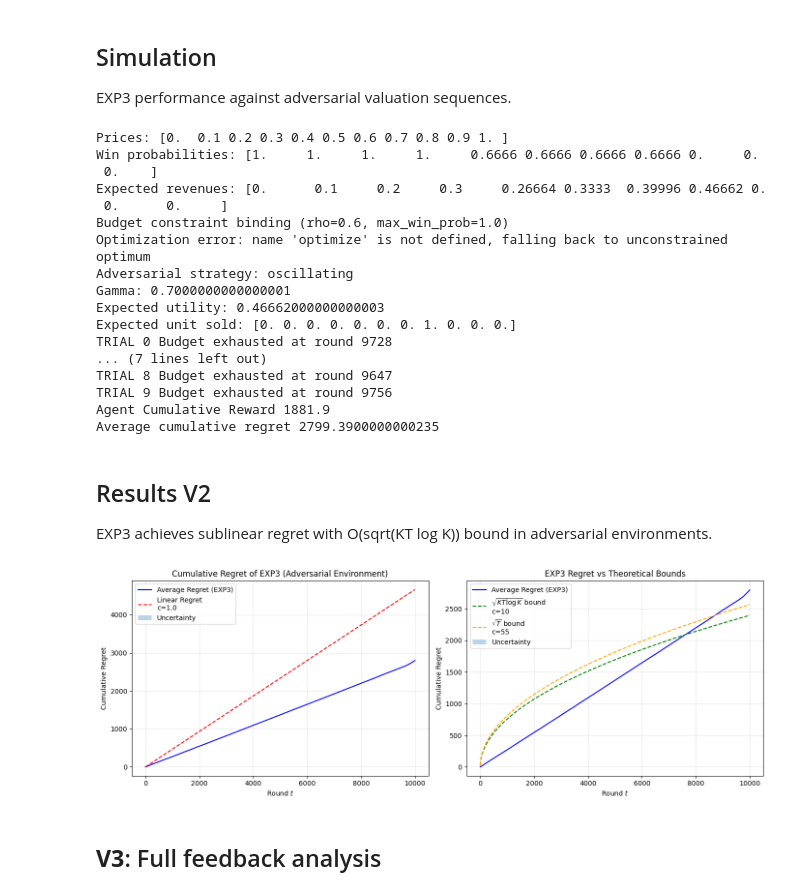
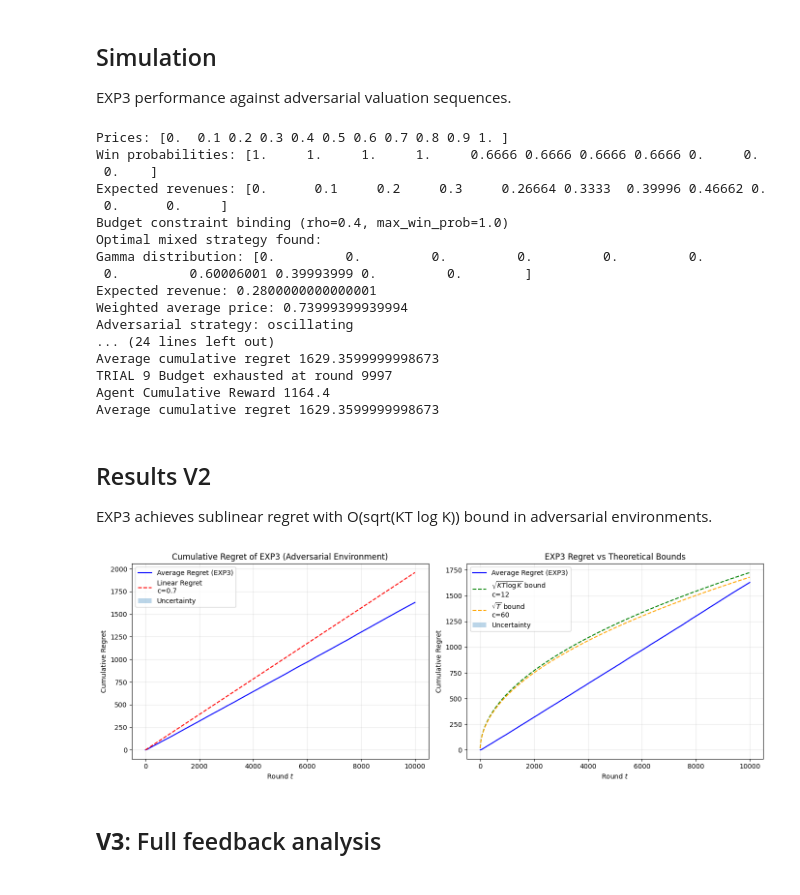
Before and after one commit to matteopasqual02/OLA-2025-project, a Jupyter notebook: R3_Best-of-both-worlds_with_single_product.ipynb, the cells around one changed output. Saved outputs shown, nothing was run; the diff lists cells and outputs as text; code cells hidden in the pictures.

```diff
--- a/R3_Best-of-both-worlds_with_single_product.ipynb
+++ b/R3_Best-of-both-worlds_with_single_product.ipynb
@@ -648,7 +563,7 @@ def compute_best_price_adversarial_2(prices, rho, valuation_sequence):
 EXP3 performance against adversarial valuation sequences.
 # %%
 T = 10000
-B = 6000
+B = 4000
 P = np.linspace(0, 1, 11)
 K = len(P)
 
@@ -712,18 +627,18 @@ Win probabilities: [1.     1.     1.     1.     0.6666 0.6666 0.6666 0.6666 0.
  0.    ]
 Expected revenues: [0.      0.1     0.2     0.3     0.26664 0.3333  0.39996 0.46662 0.
  0.      0.     ]
-Budget constraint binding (rho=0.6, max_win_prob=1.0)
-Optimization error: name 'optimize' is not defined, falling back to unconstrained optimum
+Budget constraint binding (rho=0.4, max_win_prob=1.0)
+Optimal mixed strategy found:
+Gamma distribution: [0.         0.         0.         0.         0.         0.
+ 0.         0.60006001 0.39993999 0.         0.        ]
+Expected revenue: 0.2800000000000001
+Weighted average price: 0.73999399939994
 Adversarial strategy: oscillating
-Gamma: 0.7000000000000001
-Expected utility: 0.46662000000000003
-Expected unit sold: [0. 0. 0. 0. 0. 0. 0. 1. 0. 0. 0.]
-TRIAL 0 Budget exhausted at round 9728
-... (7 lines left out)
-TRIAL 8 Budget exhausted at round 9647
-TRIAL 9 Budget exhausted at round 9756
-Agent Cumulative Reward 1881.9
-Average cumulative regret 2799.3900000000235
+... (24 lines left out)
+Average cumulative regret 1629.3599999998673
+TRIAL 9 Budget exhausted at round 9997
+Agent Cumulative Reward 1164.4
+Average cumulative regret 1629.3599999998673
 # %% [markdown]
 ## Results V2
 
@@ -735,7 +650,7 @@ fig, axs = plt.subplots(1, 2, figsize=(14, 5))
 axs[0].plot(np.arange(T), average_regret, label='Average Regret (EXP3)', color='blue')
 axs[0].set_title('Cumulative Regret of EXP3 (Adversarial Environment)')
 
-c_linear = 1.0
+c_linear = 0.7
 linear_regret = np.arange(T) * exp_utility * c_linear # Linear regret line
 axs[0].plot(np.arange(T), linear_regret, label=f'Linear Regret\nc={c_linear}', linestyle='--', color='red')
 axs[0].fill_between(
@@ -755,36 +670,36 @@ axs[1].plot(np.arange(T), average_regret, label='Average Regret (EXP3)', color='
 axs[1].set_title('EXP3 Regret vs Theoretical Bounds')
 
 t_vals = np.arange(1, T+1)
 
 # EXP3 theoretical bound: O(sqrt(KT log K))
-c_exp3 = 10
+c_exp3 = 12
 exp3_bound = np.sqrt(K * t_vals * np.log(K)) * exp_utility * c_exp3
 axs[1].plot(np.arange(T), exp3_bound, label=f'$\\sqrt{{KT\\log K}}$ bound\nc={c_exp3}', linestyle='--', color='green')
 
 # Simpler sqrt(T) bound for comparison
-c_sqrt = 55
+c_sqrt = 60
 sqrt_bound = np.sqrt(t_vals) * exp_utility * c_sqrt
 axs[1].plot(np.arange(T), sqrt_bound, label=f'$\\sqrt{{T}}$ bound\nc={c_sqrt}', linestyle='--', color='orange')
 
 # Fill between for uncertainty in the second plot
 axs[1].fill_between(
     np.arange(T),
     average_regret - regret_std / np.sqrt(n_trials),
     average_regret + regret_std / np.sqrt(n_trials),
     alpha=0.3,
     label='Uncertainty'
 )
 
 # Set labels and legends for the second subplot
 axs[1].set_xlabel('Round $t$')
 axs[1].set_ylabel('Cumulative Regret')
 axs[1].legend()
 axs[1].grid(True, alpha=0.3)
 
 plt.tight_layout()
 plt.show()
 # %% [output]
-[figure, old version]
+[figure, new version]
 # %% [markdown]
 ## **V3**: Full feedback analysis
 # %%
```
Also changed, not shown: parts of 6 cells of this notebook.
